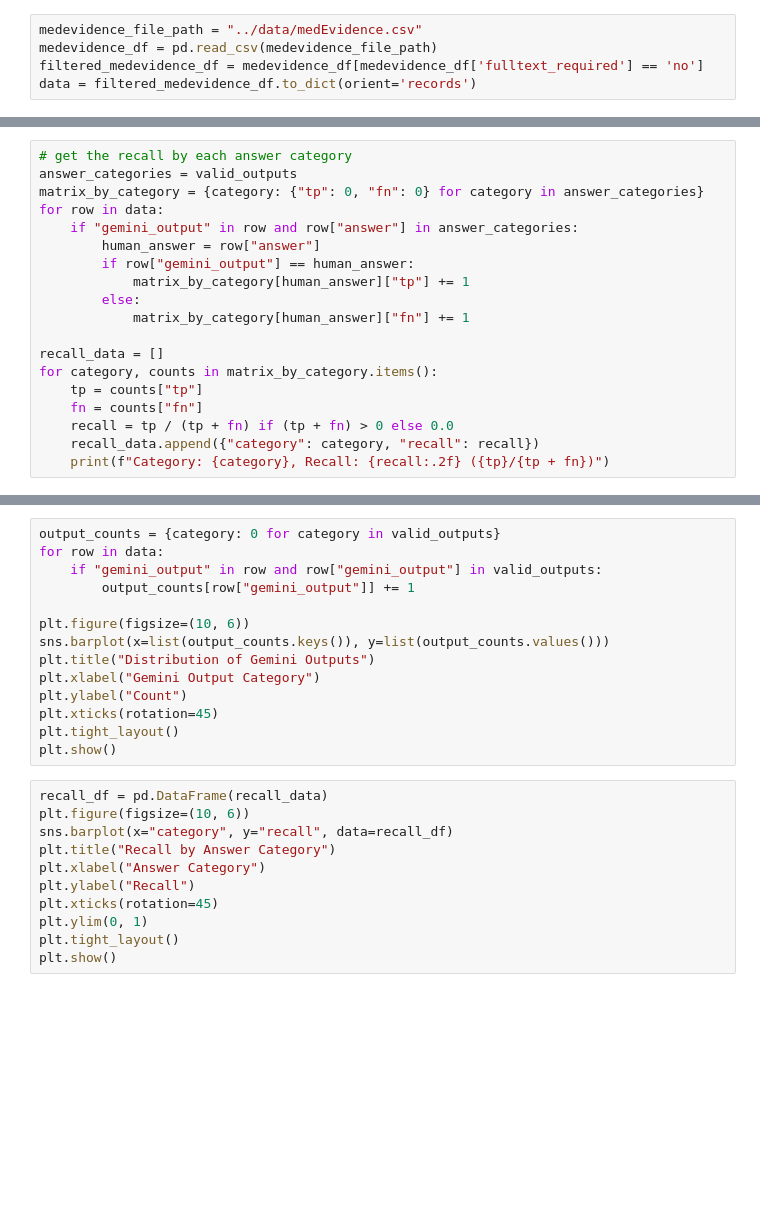
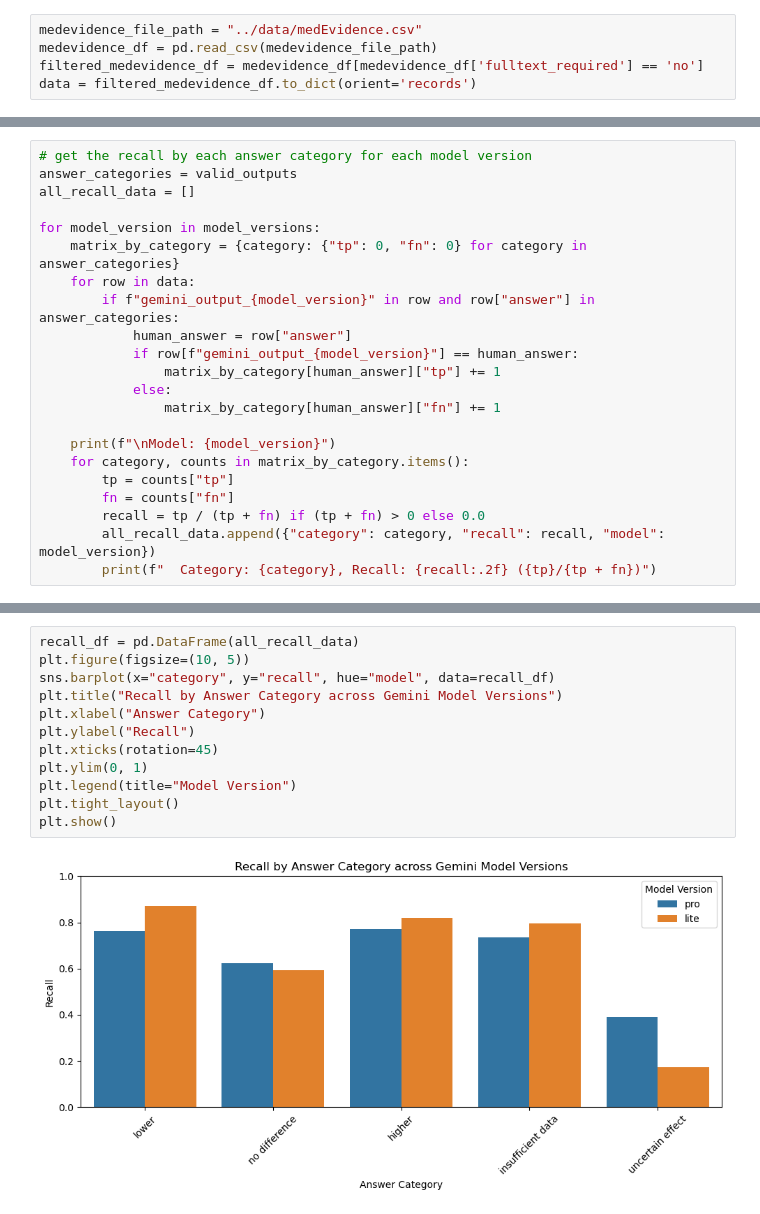
Before and after one commit to hyesunyun/LLMHealthFramingEffect, a Jupyter notebook: code/evaluate_medevidence.ipynb, the cells around one changed output, grey strips where cells are left out. Drawn from its saved outputs; the diff is of its cells as text; blank space fills up the shorter version.

```diff
--- a/code/evaluate_medevidence.ipynb
+++ b/code/evaluate_medevidence.ipynb
@@ -232,19 +282,22 @@ print(f"Accurate outputs: {accurate_count}/{len(data)} ({accurate_count/len(data
 # %%
-# get the recall by each answer category
+# get the recall by each answer category for each model version
 answer_categories = valid_outputs
-matrix_by_category = {category: {"tp": 0, "fn": 0} for category in answer_categories}
-for row in data:
-    if "gemini_output" in row and row["answer"] in answer_categories:
-        human_answer = row["answer"]
-        if row["gemini_output"] == human_answer:
-            matrix_by_category[human_answer]["tp"] += 1
-        else:
-            matrix_by_category[human_answer]["fn"] += 1
+all_recall_data = []
 
-recall_data = []
-for category, counts in matrix_by_category.items():
-    tp = counts["tp"]
-    fn = counts["fn"]
-    recall = tp / (tp + fn) if (tp + fn) > 0 else 0.0
-    recall_data.append({"category": category, "recall": recall})
-    print(f"Category: {category}, Recall: {recall:.2f} ({tp}/{tp + fn})")
+for model_version in model_versions:
+    matrix_by_category = {category: {"tp": 0, "fn": 0} for category in answer_categories}
+    for row in data:
+        if f"gemini_output_{model_version}" in row and row["answer"] in answer_categories:
+            human_answer = row["answer"]
+            if row[f"gemini_output_{model_version}"] == human_answer:
+                matrix_by_category[human_answer]["tp"] += 1
+            else:
+                matrix_by_category[human_answer]["fn"] += 1
+
+    print(f"\nModel: {model_version}")
+    for category, counts in matrix_by_category.items():
+        tp = counts["tp"]
+        fn = counts["fn"]
+        recall = tp / (tp + fn) if (tp + fn) > 0 else 0.0
+        all_recall_data.append({"category": category, "recall": recall, "model": model_version})
+        print(f"  Category: {category}, Recall: {recall:.2f} ({tp}/{tp + fn})")
@@ -251,25 +318,14 @@ for category, counts in matrix_by_category.items():
-# %%
-output_counts = {category: 0 for category in valid_outputs}
-for row in data:
-    if "gemini_output" in row and row["gemini_output"] in valid_outputs:
-        output_counts[row["gemini_output"]] += 1
-
-plt.figure(figsize=(10, 6))
-sns.barplot(x=list(output_counts.keys()), y=list(output_counts.values()))
-plt.title("Distribution of Gemini Outputs")
-plt.xlabel("Gemini Output Category")
-plt.ylabel("Count")
-plt.xticks(rotation=45)
-plt.tight_layout()
-plt.show()
 # %%
-recall_df = pd.DataFrame(recall_data)
-plt.figure(figsize=(10, 6))
-sns.barplot(x="category", y="recall", data=recall_df)
-plt.title("Recall by Answer Category")
+recall_df = pd.DataFrame(all_recall_data)
+plt.figure(figsize=(10, 5))
+sns.barplot(x="category", y="recall", hue="model", data=recall_df)
+plt.title("Recall by Answer Category across Gemini Model Versions")
 plt.xlabel("Answer Category")
 plt.ylabel("Recall")
 plt.xticks(rotation=45)
 plt.ylim(0, 1)
+plt.legend(title="Model Version")
 plt.tight_layout()
 plt.show()
+# %% [output]
+[figure, added]
```
Also changed, not shown: parts of 18 cells of this notebook, 14 other files.
